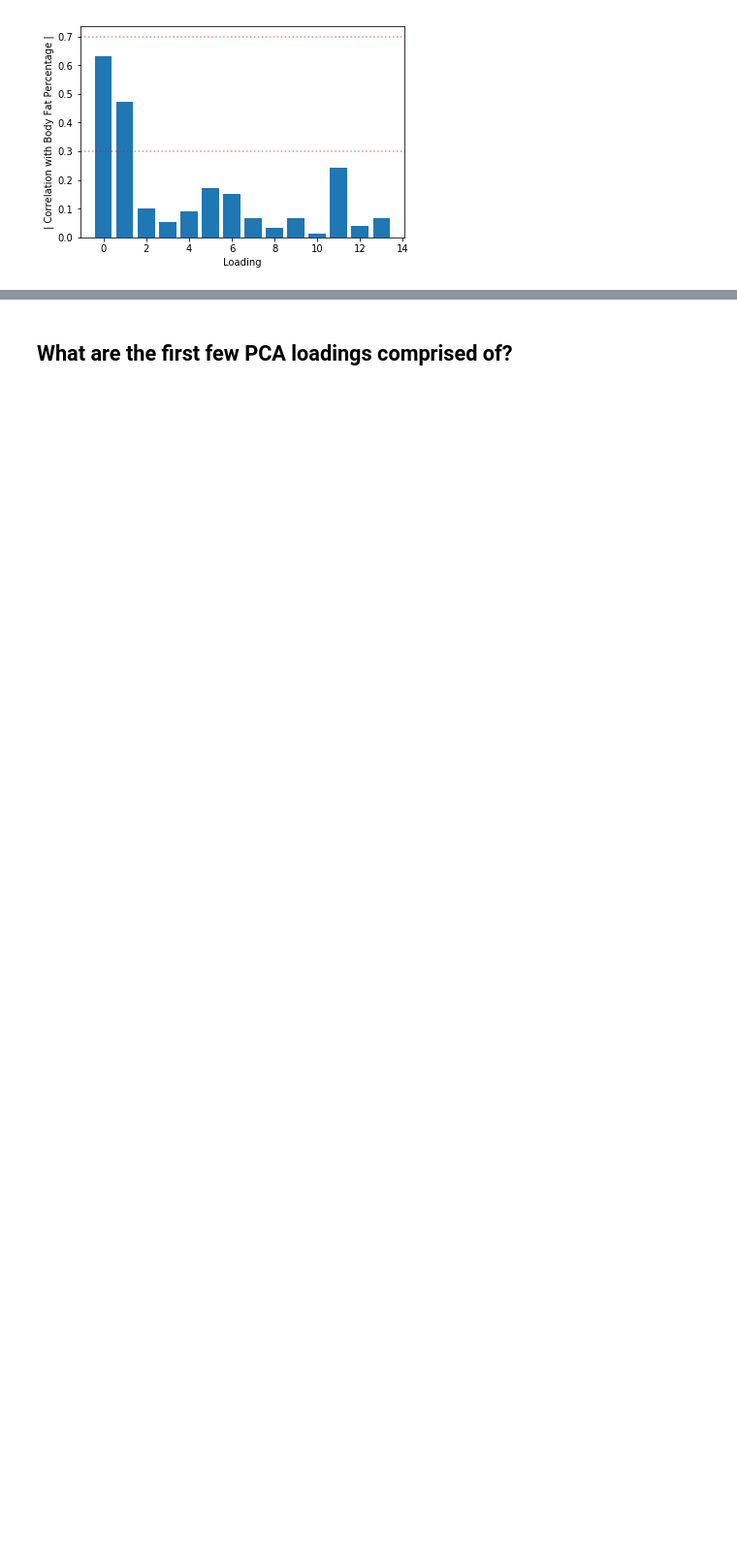
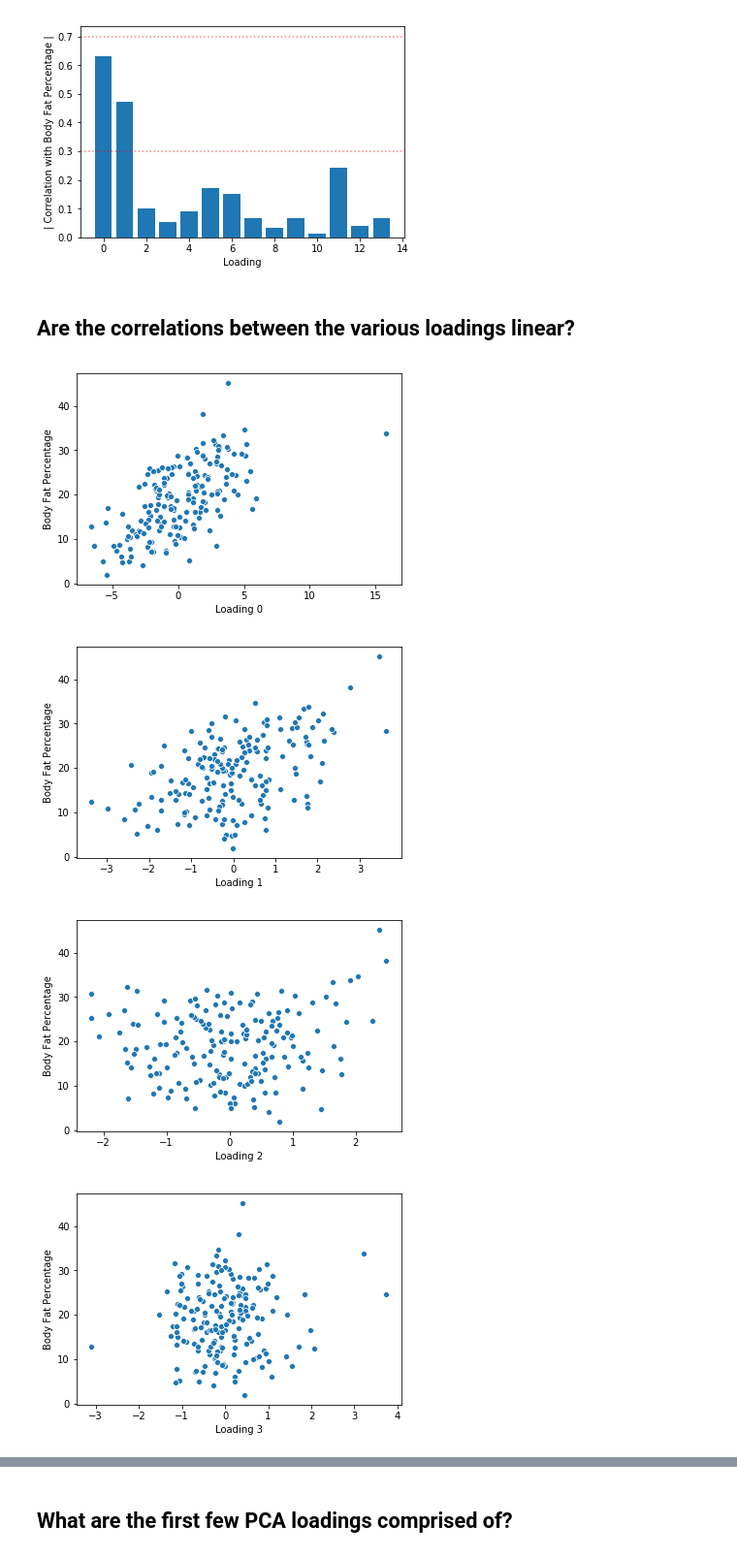
Before and after one commit to piovere/nucnotes, a Jupyter notebook: ne579/Homework/hw04/Homework 04 Clean.ipynb, the cells around one changed output, grey strips where cells are left out. Shown at 97% size. Drawn from its saved outputs; the diff is of its cells as text; code cells hidden in the pictures; blank space fills up the shorter version.

```diff
--- a/ne579/Homework/hw04/Homework 04 Clean.ipynb
+++ b/ne579/Homework/hw04/Homework 04 Clean.ipynb
@@ -97,3 +100,20 @@ plt.axhline(y=0.3, linestyle=':', color='r', alpha=0.5)
 plt.show()
 # %% [output]
 [figure]
+# %% [markdown]
+## Are the correlations between the various loadings linear?
+# %%
+def plot_loading_scatter(loading_num):
+    sns.scatterplot(x=xtr_scaled_pca[:,loading_num], y=ytr.ravel())
+    plt.xlabel(f'Loading {loading_num}')
+    plt.ylabel('Body Fat Percentage')
+    plt.savefig(f'images/pca_{loading_num}_scatter.png', dpi=300)
+    plt.show()
+# %%
+for _ in range(14):
+    plot_loading_scatter(_)
+# %% [output]
+[figure, added]
+[figure, added]
+[figure, added]
+[figure, added]
```
Also changed, not shown: parts of 18 cells of this notebook, 26 other files.
